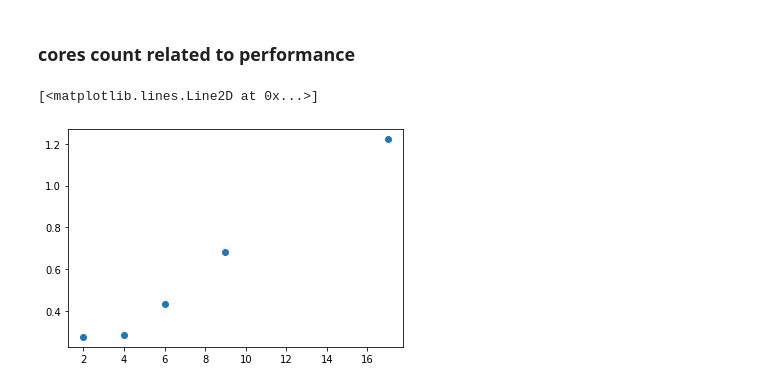
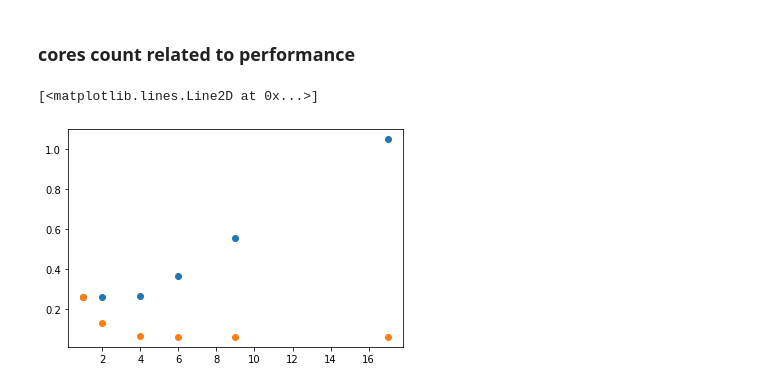
Before and after one commit to format37/call_centre_stt_server, a Jupyter notebook: performance_report.ipynb, the cells around one changed output. Drawn from its saved outputs; the diff is of its cells as text; code cells hidden in the pictures.

```diff
--- a/performance_report.ipynb
+++ b/performance_report.ipynb
@@ -129,15 +145,23 @@ earliest records
 # %%
 query = "select cores, time, duration"
 query += " from perf_log "
 query += " where step = 2 and event_date > '2021-03-16 09:00:00' and time > 5;"
 df = read_sql()
 df['td'] = df.time/df.duration
 df['perf'] = df.time/df.duration/df.cores
 df.drop(['duration','time'], axis=1, inplace=True)
 
-meantd = df.groupby(df.cores).mean()
-meantd.reset_index(level=0, inplace=True)
-plt.plot(meantd.cores, meantd.td, 'o')
+#meantd = df.groupby(df.cores).mean()
+#meantd.reset_index(level=0, inplace=True)
+#plt.plot(meantd.cores, meantd.td, 'o')
+
+mediantd = df.groupby(df.cores).median()
+mediantd.reset_index(level=0, inplace=True)
+plt.plot(mediantd.cores, mediantd.td, 'o')
+
+mediantd = df.groupby(df.cores).median()
+mediantd.reset_index(level=0, inplace=True)
+plt.plot(mediantd.cores, mediantd.perf, 'o')
 # %% [output]
 [<matplotlib.lines.Line2D at 0x...>]
-[figure, old version]
+[figure, new version]
```
Also changed, not shown: parts of 4 cells of this notebook, 2 other files.
